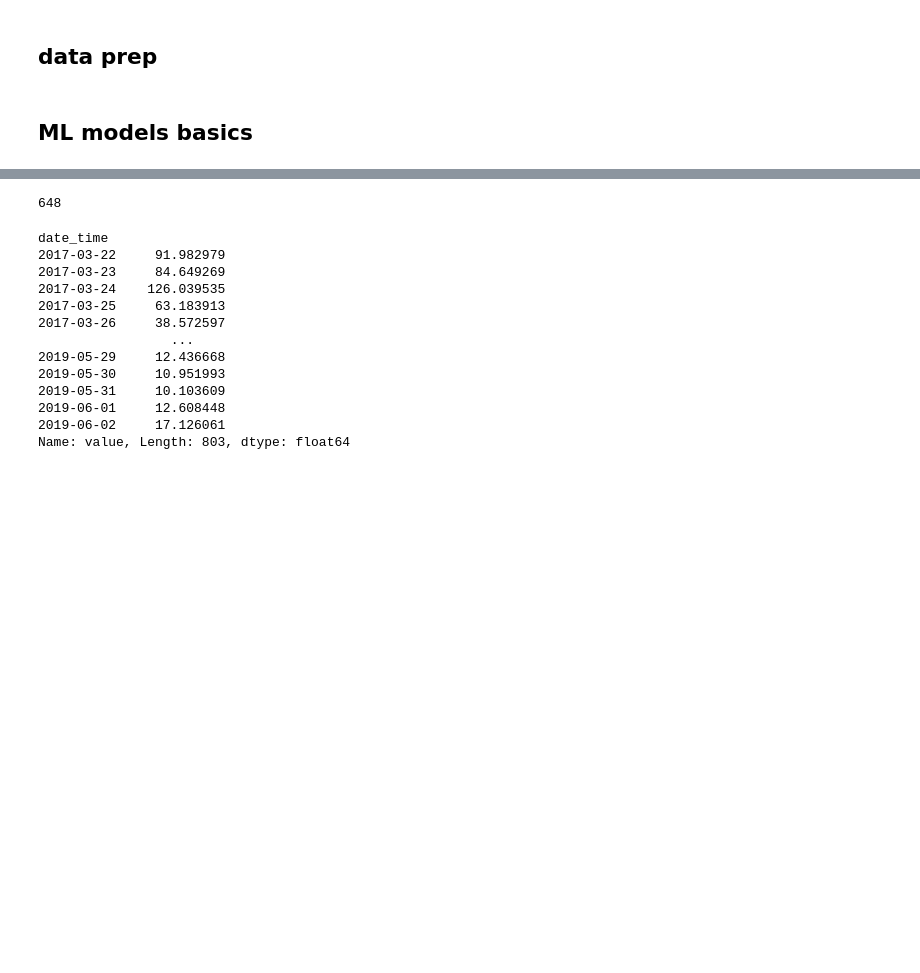
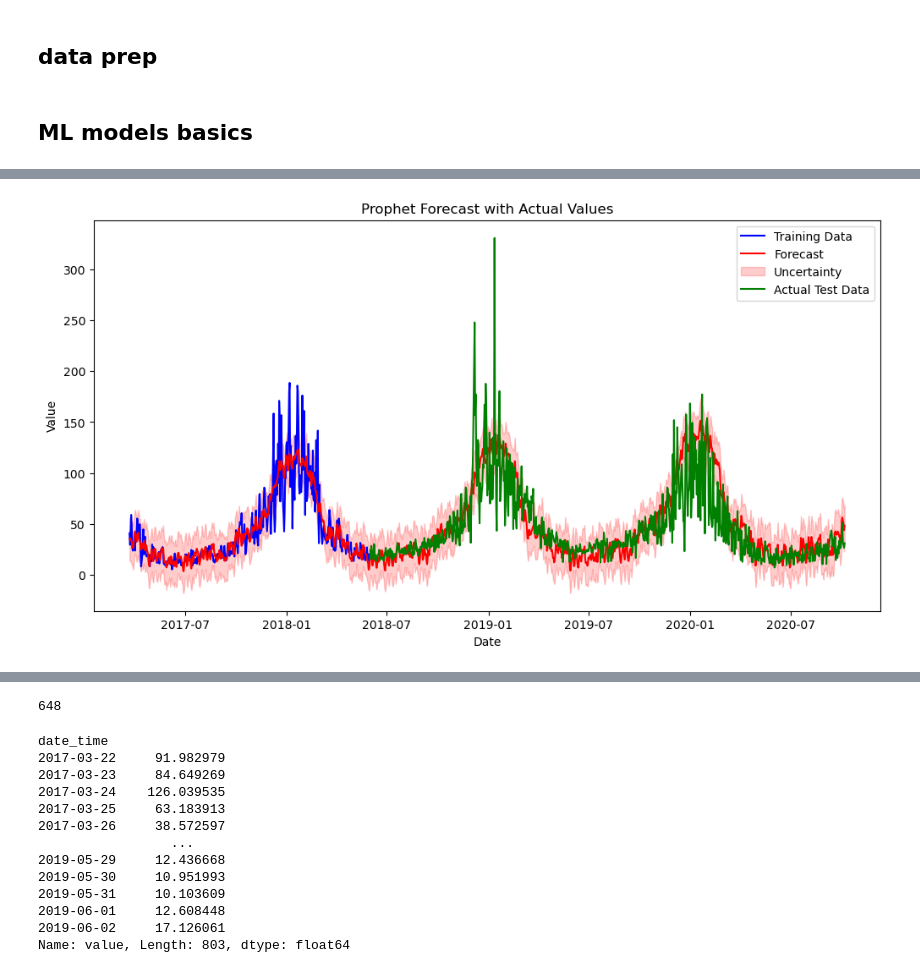
Before and after one commit to makataomu/pm25, a Jupyter notebook: code/3.3 - modeling ML.ipynb, the cells around one changed output, grey strips where cells are left out. Cells and saved outputs as stored; diff of their text form; code cells hidden in the pictures; blank space fills up the shorter version.

```diff
--- a/code/3.3 - modeling ML.ipynb
+++ b/code/3.3 - modeling ML.ipynb
@@ -35,14 +35,21 @@ df.index.name = 'date_time'
 # df.to_csv("../data/imputed_mean.csv")
 # %%
 df = pd.read_csv("../data/imputed_mean.csv")
+# %%
+df_sensors = pd.read_csv("../data/selected_sensors2_cleaned.csv", index_col=0)
+# %%
+
+sensor_name = '2'
+df = df_sensors[['full_date', sensor_name]].copy()
+df.rename(columns={"full_date": "date_time", sensor_name: 'value'}, inplace=True)
 # %%
 df.set_index("date_time", inplace=True)
 # %%
 test_date = "2020-03-01"
 test_date = "2020-01-01"
-# test_date = "2019-06-01"
-# test_date = "2019-01-01" # 57 - 650
-# test_date = "2018-06-01" # 38 (31) - 436
+test_date = "2019-06-01"
+test_date = "2019-01-01" # 57 - 650
+test_date = "2018-06-01" # 38 (31) - 436
 # test_date = "2018-04-01" # mnogo
 # test_date = "2018-01-01" # mnogo
 # test_date = "2017-10-01" # mnogo
@@ -296,0 +215,79 @@ ModuleNotFoundError: No module named 'prophet'
+# %%
+from prophet import Prophet
+import pandas as pd
+import matplotlib.pyplot as plt
+import numpy as np
+from sklearn.metrics import mean_squared_error, mean_absolute_percentage_error
+
+# Assuming you have df_train, df_test, data_test, and kazakhstan_holidays defined
+
+# Load and prepare data for Prophet
+df_prophet = df_train.reset_index()
+df_prophet.rename(columns={'date_time': 'ds', 'value': 'y'}, inplace=True)
+
+# Explicitly convert 'ds' to datetime
+df_prophet['ds'] = pd.to_datetime(df_prophet['ds'])
+
+# Define the Prophet model
+model = Prophet(seasonality_mode='multiplicative', yearly_seasonality=True, weekly_seasonality=True,
+                holidays=kazakhstan_holidays
+                )
+# Add custom seasonalities
+model.add_seasonality(name='monthly', period=30.5, fourier_order=8)
+
+# Train model again
+model.fit(df_prophet)
+
+# Create future dataframe (next 6 months)
+future = model.make_future_dataframe(periods=len(df_test['value']), freq='D')
+
+# Make predictions
+forecast = model.predict(future)
+
+# Explicitly convert 'ds' to datetime in forecast
+forecast['ds'] = pd.to_datetime(forecast['ds'])
+
+
+# Plot the forecast AND actual values
+fig, ax = plt.subplots(figsize=(12, 6))  # Create figure and axes objects
+
+# Plot the training data
+ax.plot(df_prophet['ds'], df_prophet['y'], label='Training Data', color='blue')
+
+# Plot the forecast
+ax.plot(forecast['ds'], forecast['yhat'], label='Forecast', color='red')
+
+# Plot the uncertainty intervals
+ax.fill_between(forecast['ds'], forecast['yhat_lower'], forecast['yhat_upper'], color='red', alpha=0.2, label='Uncertainty')
+
+# Ensure data_test has a 'ds' column and convert to datetime
+if 'ds' not in data_test.columns:
+    data_test['ds'] = data_test.index  # Assuming index is the date
+data_test['ds'] = pd.to_datetime(data_test['ds'])
+
+# Plot the actual test data
+ax.plot(data_test['ds'], data_test['y'], label='Actual Test Data', color='green')
+
+ax.set_xlabel('Date')
+ax.set_ylabel('Value')
+ax.set_title('Prophet Forecast with Actual Values')
+ax.legend()
+plt.show()
+
+
+# Evaluate Performance (on test data)
+test_data_prophet = data_test.copy() # Last 6 months
+
+# Set 'ds' as index for proper alignment
+test_data_prophet = test_data_prophet.set_index('ds')
+
+# Set 'ds' as index for proper alignment
+forecast_values = forecast[['ds', 'yhat']].set_index('ds').loc[test_data_prophet.index]
+
+# Compute RMSE and MAPE
+rmse_prophet = np.sqrt(mean_squared_error(test_data_prophet['y'], forecast_values['yhat']))
+mape_prophet = mean_absolute_percentage_error(test_data_prophet['y'], forecast_values['yhat']) * 100
+
+# print(f"Prophet RMSE: {rmse_prophet}")
+print(f"Prophet MAPE: {mape_prophet}%")
+# %% [output]
@@ -296,0 +296 @@ ModuleNotFoundError: No module named 'prophet'
+[figure, added]
```
Also changed, not shown: parts of 9 cells of this notebook, 24 other files.
